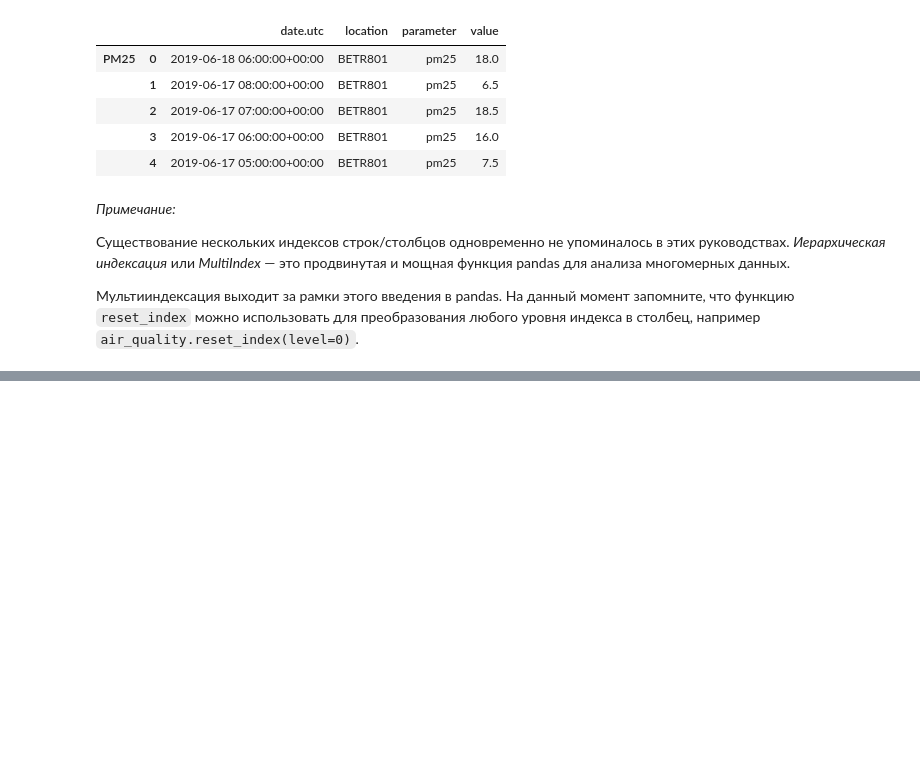
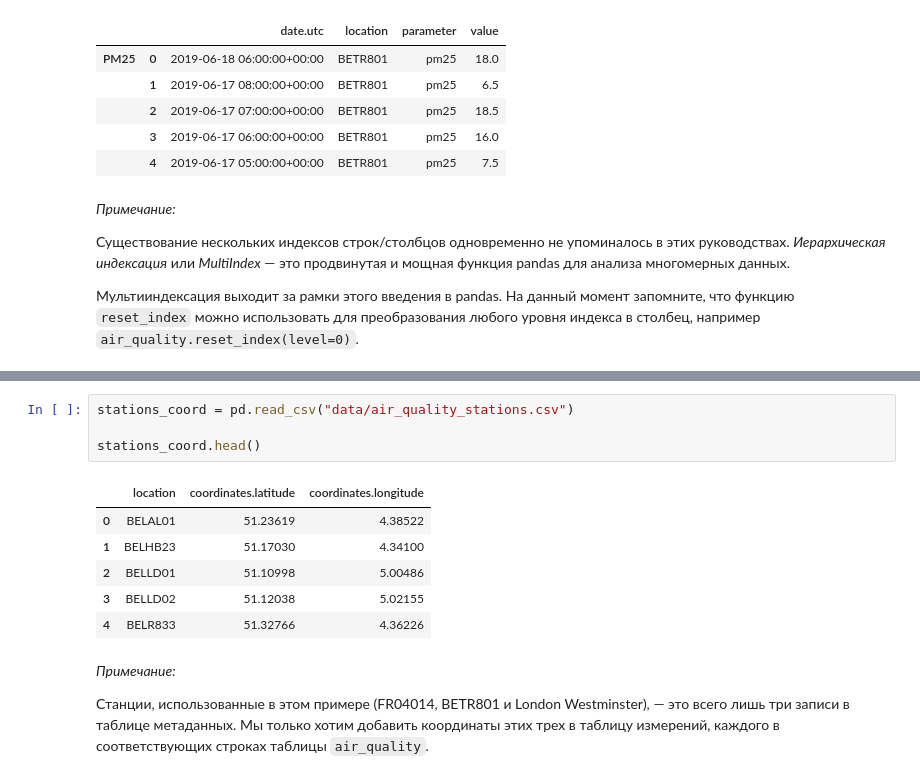
Before and after one commit to alexande-popov/pandas-documentation, a Jupyter notebook: 1. Getting started/3. Getting started tutorials/08. How to combine data from multiple tables.ipynb, the cells around one changed output, grey strips where cells are left out. Cells and saved outputs as stored; diff of their text form; blank space fills up the shorter version.

```diff
--- a/1. Getting started/3. Getting started tutorials/08. How to combine data from multiple tables.ipynb
+++ b/1. Getting started/3. Getting started tutorials/08. How to combine data from multiple tables.ipynb
@@ -110,0 +121,15 @@ air_quality_.head()
+# %%
+stations_coord = pd.read_csv("data/air_quality_stations.csv")
+
+stations_coord.head()
+# %% [output]
+|  | location | coordinates.latitude | coordinates.longitude |
+| 0 | BELAL01 | 51.23619 | 4.38522 |
+| 1 | BELHB23 | 51.17030 | 4.34100 |
+| 2 | BELLD01 | 51.10998 | 5.00486 |
+| 3 | BELLD02 | 51.12038 | 5.02155 |
+| 4 | BELR833 | 51.32766 | 4.36226 |
+# %% [markdown]
+*Примечание:*
+
+Станции, использованные в этом примере (FR04014, BETR801 и London Westminster), — это всего лишь три записи в таблице метаданных. Мы только хотим добавить координаты этих трех в таблицу измерений, каждого в соответствующих строках таблицы `air_quality`.
```
Also changed, not shown: parts of 8 cells of this notebook.
